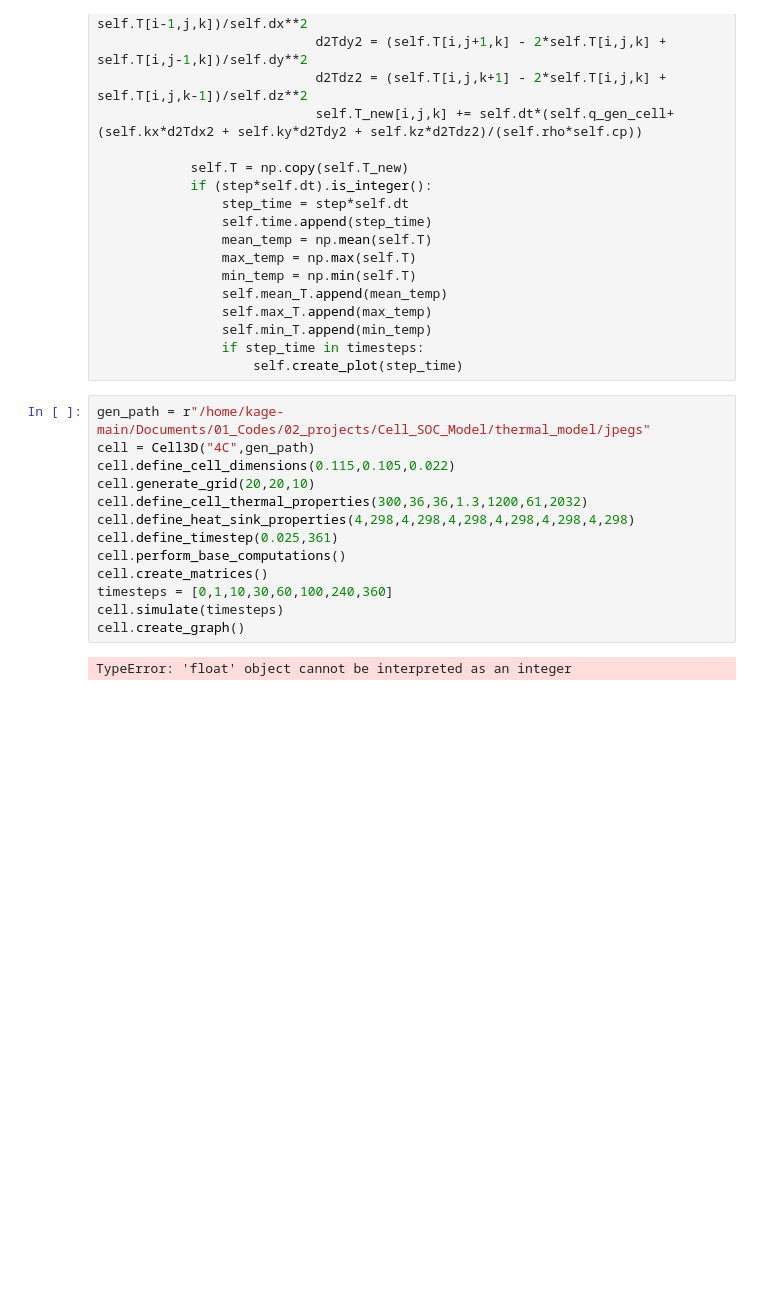
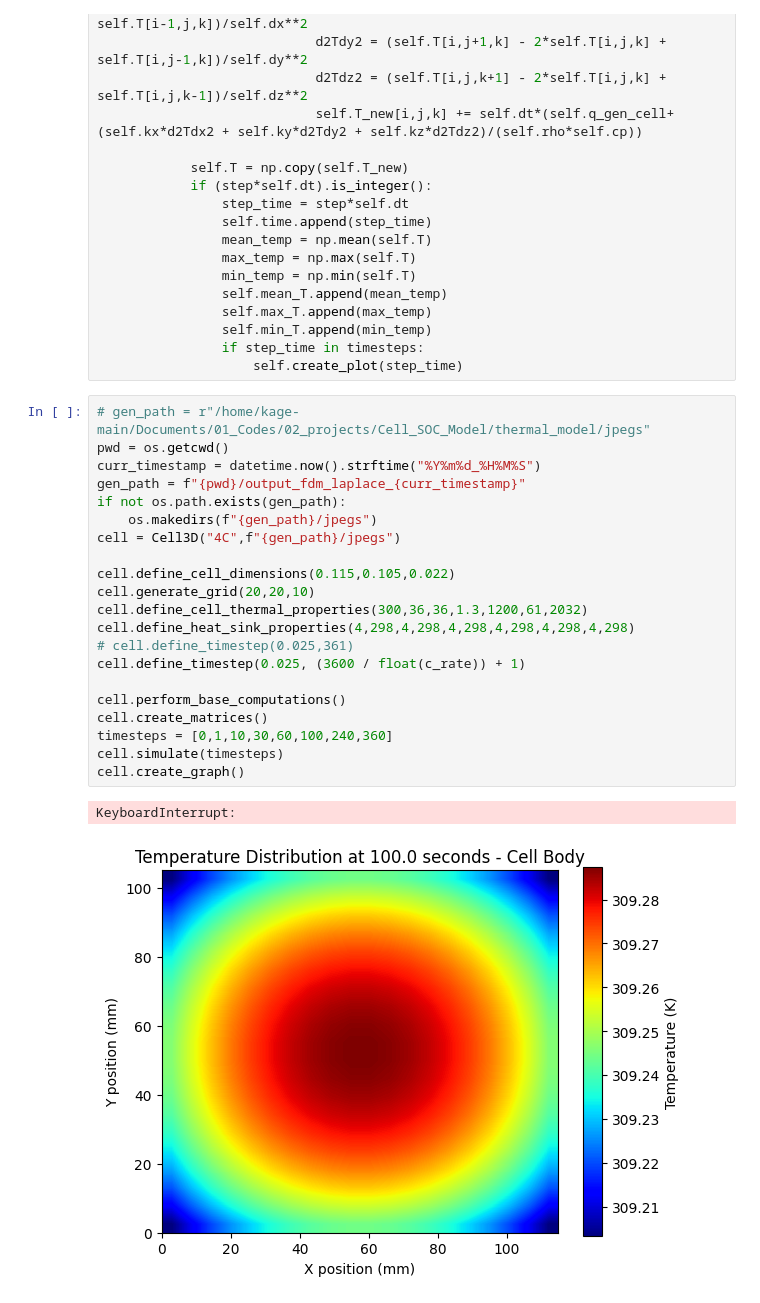
Before and after one commit to subnat1/echandia_thermal, a Jupyter notebook: cell_thermal_model_v2.ipynb, the cells around one changed output. Drawn from its saved outputs; the diff is of its cells as text; blank space fills up the shorter version.

```diff
--- a/cell_thermal_model_v2.ipynb
+++ b/cell_thermal_model_v2.ipynb
@@ -126,17 +128,26 @@ class Cell3D:
                 if step_time in timesteps:
                     self.create_plot(step_time)
 # %%
-gen_path = r"/home/kage-main/Documents/01_Codes/02_projects/Cell_SOC_Model/thermal_model/jpegs"
-cell = Cell3D("4C",gen_path)
+# gen_path = r"/home/kage-main/Documents/01_Codes/02_projects/Cell_SOC_Model/thermal_model/jpegs"
+pwd = os.getcwd()
+curr_timestamp = datetime.now().strftime("%Y%m%d_%H%M%S")
+gen_path = f"{pwd}/output_fdm_laplace_{curr_timestamp}"
+if not os.path.exists(gen_path):
+    os.makedirs(f"{gen_path}/jpegs")
+cell = Cell3D("4C",f"{gen_path}/jpegs")
+
 cell.define_cell_dimensions(0.115,0.105,0.022)
 cell.generate_grid(20,20,10)
 cell.define_cell_thermal_properties(300,36,36,1.3,1200,61,2032)
 cell.define_heat_sink_properties(4,298,4,298,4,298,4,298,4,298,4,298)
-cell.define_timestep(0.025,361)
+# cell.define_timestep(0.025,361)
+cell.define_timestep(0.025, (3600 / float(c_rate)) + 1)
+
 cell.perform_base_computations()
 cell.create_matrices()
 timesteps = [0,1,10,30,60,100,240,360]
 cell.simulate(timesteps)
 cell.create_graph()
 # %% [output]
-TypeError: 'float' object cannot be interpreted as an integer
+KeyboardInterrupt:
+[figure, added]
```
Also changed, not shown: parts of 1 cell of this notebook, 6 other files.
